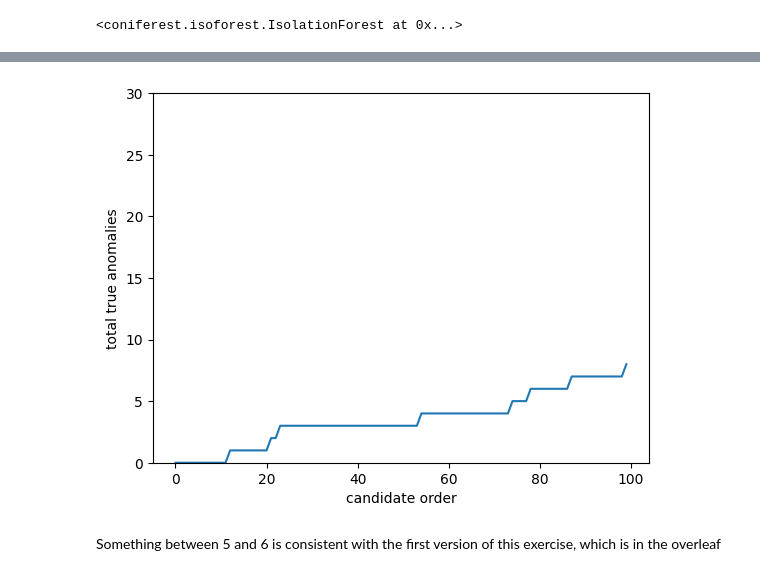
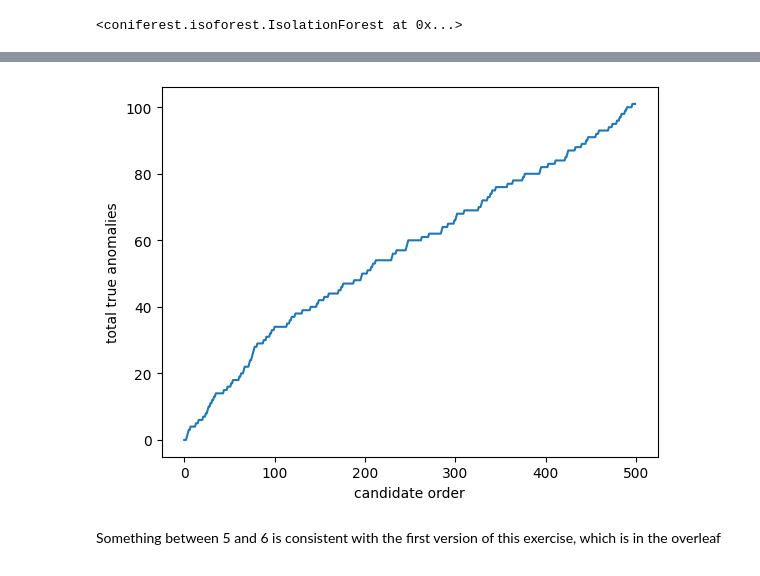
Before and after one commit to emilleishida/test_pineforest, a Jupyter notebook: notebooks/galaxyzoo.ipynb, the cells around one changed output, grey strips where cells are left out. Cells and saved outputs as stored; diff of their text form; code cells hidden in the pictures.

```diff
--- a/notebooks/galaxyzoo.ipynb
+++ b/notebooks/galaxyzoo.ipynb
@@ -33,11 +136,11 @@ True
 # %%
 # fit a normal Isolation forest
 model_if = IsolationForest(random_seed=42)
-model_if.fit(data_use.values)
+model_if.fit(data_features)
 # %% [output]
 <coniferest.isoforest.IsolationForest at 0x...>
 # %%
-scores_if = model_if.score_samples(data_use.values)
+scores_if = model_if.score_samples(data_features)
 # %%
 plt.hist(scores_if)
 plt.xlabel('scores')
@@ -49,22 +152,23 @@ plt.show()
 # get the 100 most anomalous objects
 order_if = np.argsort(scores_if)
 # %%
-# get labels for 100 most anomalous objects
-labels_if = data['anomaly'].values[order_if[:100]]
+# get labels for 500 most anomalous objects (big number to compare with Astronomaly)
+labels_if = data_use3['anomaly'].values[order_if[:500]]
+# %%
+x = np.arange(500)
 # %%
 # plot the result in order
 
 y_if = [sum(labels_if[:i]) for i in range(len(labels_if))]
-x = np.arange(len(labels_if))
 
 plt.figure()
 plt.plot(x,y_if)
 plt.xlabel('candidate order')
 plt.ylabel('total true anomalies')
-plt.ylim(0,30)
+#plt.ylim(0,30)
 plt.show()
 # %% [output]
-[figure, old version]
+[figure, new version]
 # %% [markdown]
 Something between 5 and 6 is consistent with the first version of this exercise, which is in the overleaf
 # %%
```
Also changed, not shown: parts of 41 cells of this notebook, 7 other files.
